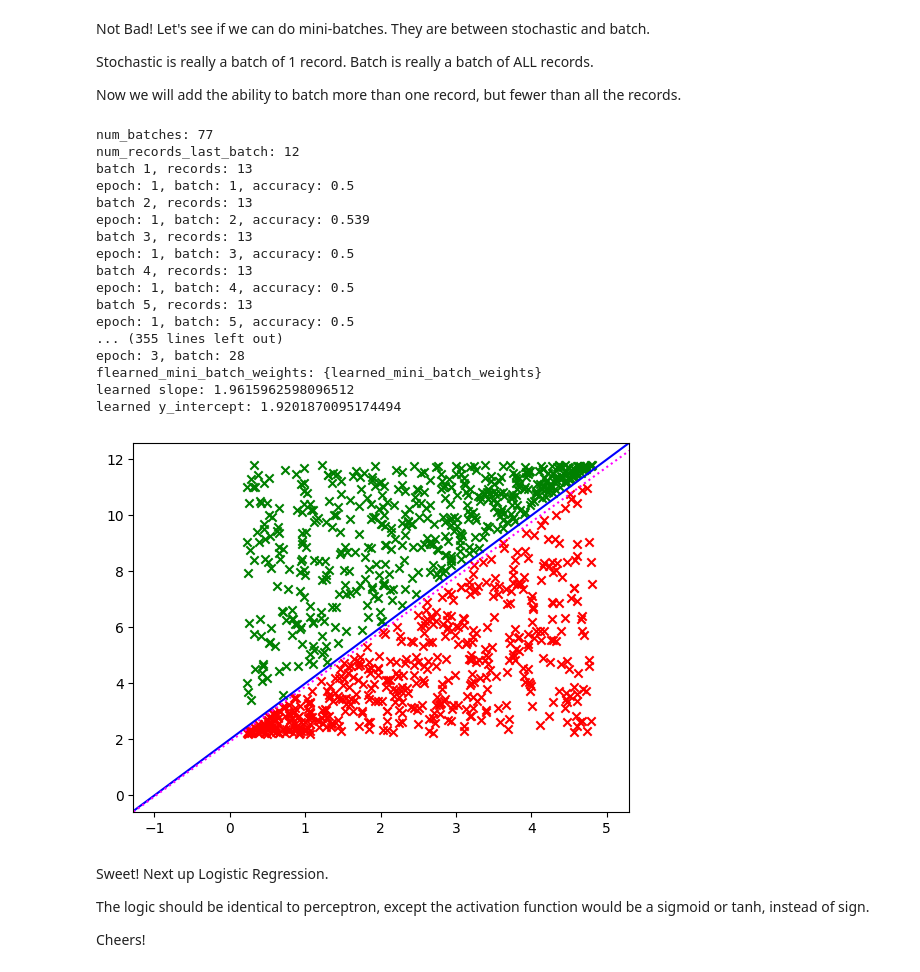
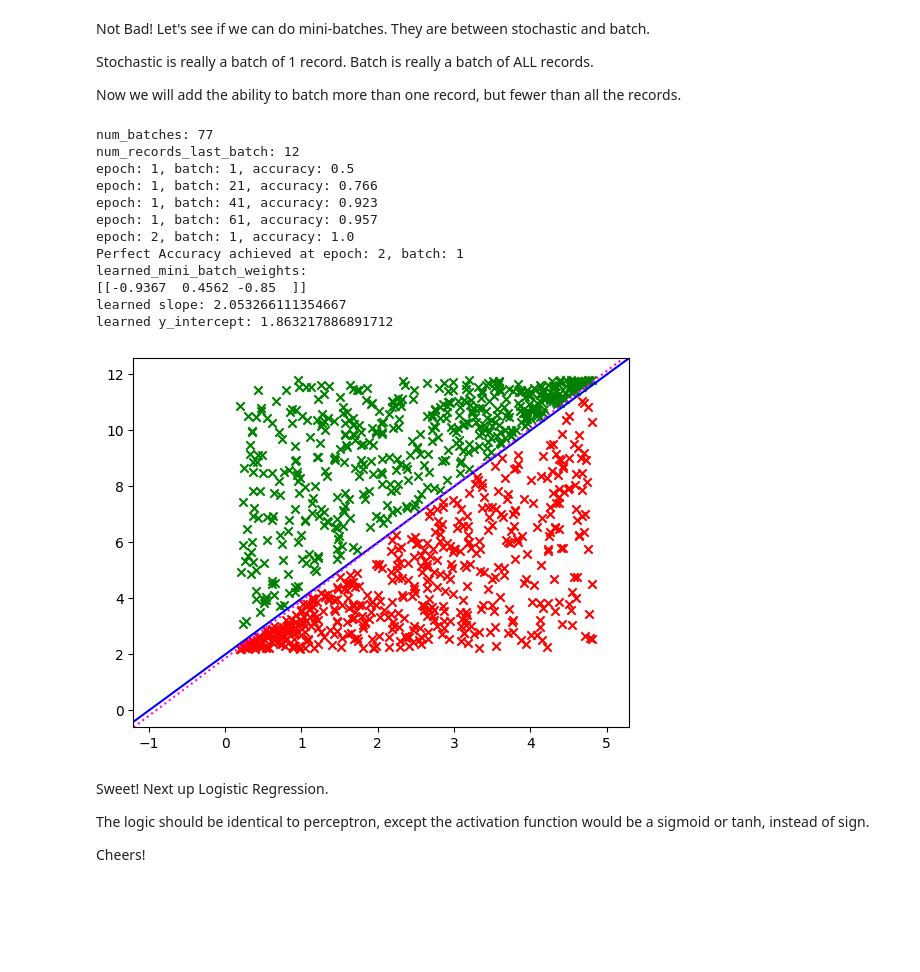
Before and after one commit to boyko11/perceptron, a Jupyter notebook: perceptron.ipynb, the cells around one changed output. Drawn from its saved outputs; the diff is of its cells as text; code cells hidden in the pictures; blank space fills up the shorter version.

```diff
--- a/perceptron.ipynb
+++ b/perceptron.ipynb
@@ -389,7 +376,6 @@ def do_mini_batch_perceptron(feature_data, labels, learning_rate, init_weights,
     for epoch in range(num_epochs):
         for batch_number in range(int(num_batches)):
             num_records_in_batch = batch_size if batch_number < (num_batches - 1) else num_records_last_batch
-            print(f'batch {batch_number + 1}, records: {num_records_in_batch}')
 
             batch_start_idx = batch_number * batch_size
             batch_end_idx = batch_start_idx + num_records_in_batch
@@ -397,52 +383,48 @@ def do_mini_batch_perceptron(feature_data, labels, learning_rate, init_weights,
             labels_this_batch = labels[batch_start_idx:batch_end_idx]
 
             predicted_labels = sign(np.dot(feature_data_this_batch, weights))
             # see comment in stochastic perceptron why we divide by 2
             errors = (labels_this_batch - predicted_labels)/2
             delta_weights = learning_rate * errors * feature_data_this_batch
             weights = weights + np.sum(delta_weights, axis=0, keepdims=True).T
 
             projections = sign(np.dot(feature_data, weights))
             accuracy_score = accuracy(labels, projections)
 
-            print(f'epoch: {epoch + 1}, batch: {batch_number + 1}, accuracy: {accuracy_score}')
+            if batch_number % 20 == 0:
+                print(f'epoch: {epoch + 1}, batch: {batch_number + 1}, accuracy: {accuracy_score}')
 
             if accuracy_score == 1:
-                print("Perfect Accuracy weights: ")
-                print(f'epoch: {epoch + 1}, batch: {batch_number + 1}')
+                print(f'Perfect Accuracy achieved at epoch: {epoch + 1}, batch: {batch_number + 1}')
                 return weights
 
     return weights
 
 this_num_epochs = 5
 this_batch_size = 13
 learned_mini_batch_weights = do_mini_batch_perceptron(this_feature_data, this_labels, this_learning_rate, this_init_weights,
                                           this_num_epochs, this_batch_size)
-print('flearned_mini_batch_weights:\n{learned_mini_batch_weights}')
+print("learned_mini_batch_weights:")
+print(learned_mini_batch_weights.T)
 
 this_plot = plot_records(records=this_training_records, slope=this_slope, intercept=this_intercept, x_min=this_x_min,
                   x_max=this_x_max)
 this_plot = plot_decision_boundary(this_plot, learned_mini_batch_weights)
 this_plot.show()
 # %% [output]
 num_batches: 77
 num_records_last_batch: 12
-batch 1, records: 13
 epoch: 1, batch: 1, accuracy: 0.5
-batch 2, records: 13
-epoch: 1, batch: 2, accuracy: 0.539
-batch 3, records: 13
-epoch: 1, batch: 3, accuracy: 0.5
-batch 4, records: 13
-epoch: 1, batch: 4, accuracy: 0.5
-batch 5, records: 13
-epoch: 1, batch: 5, accuracy: 0.5
-... (355 lines left out)
-epoch: 3, batch: 28
-flearned_mini_batch_weights: {learned_mini_batch_weights}
-learned slope: 1.9615962598096512
-learned y_intercept: 1.9201870095174494
+epoch: 1, batch: 21, accuracy: 0.766
+epoch: 1, batch: 41, accuracy: 0.923
+epoch: 1, batch: 61, accuracy: 0.957
+epoch: 2, batch: 1, accuracy: 1.0
+Perfect Accuracy achieved at epoch: 2, batch: 1
+learned_mini_batch_weights:
+[[-0.9367  0.4562 -0.85  ]]
+learned slope: 2.053266111354667
+learned y_intercept: 1.863217886891712
-[figure, old version]
+[figure, new version]
 # %% [markdown]
 Sweet! Next up Logistic Regression.
 
```
Also changed, not shown: parts of 5 cells of this notebook.
